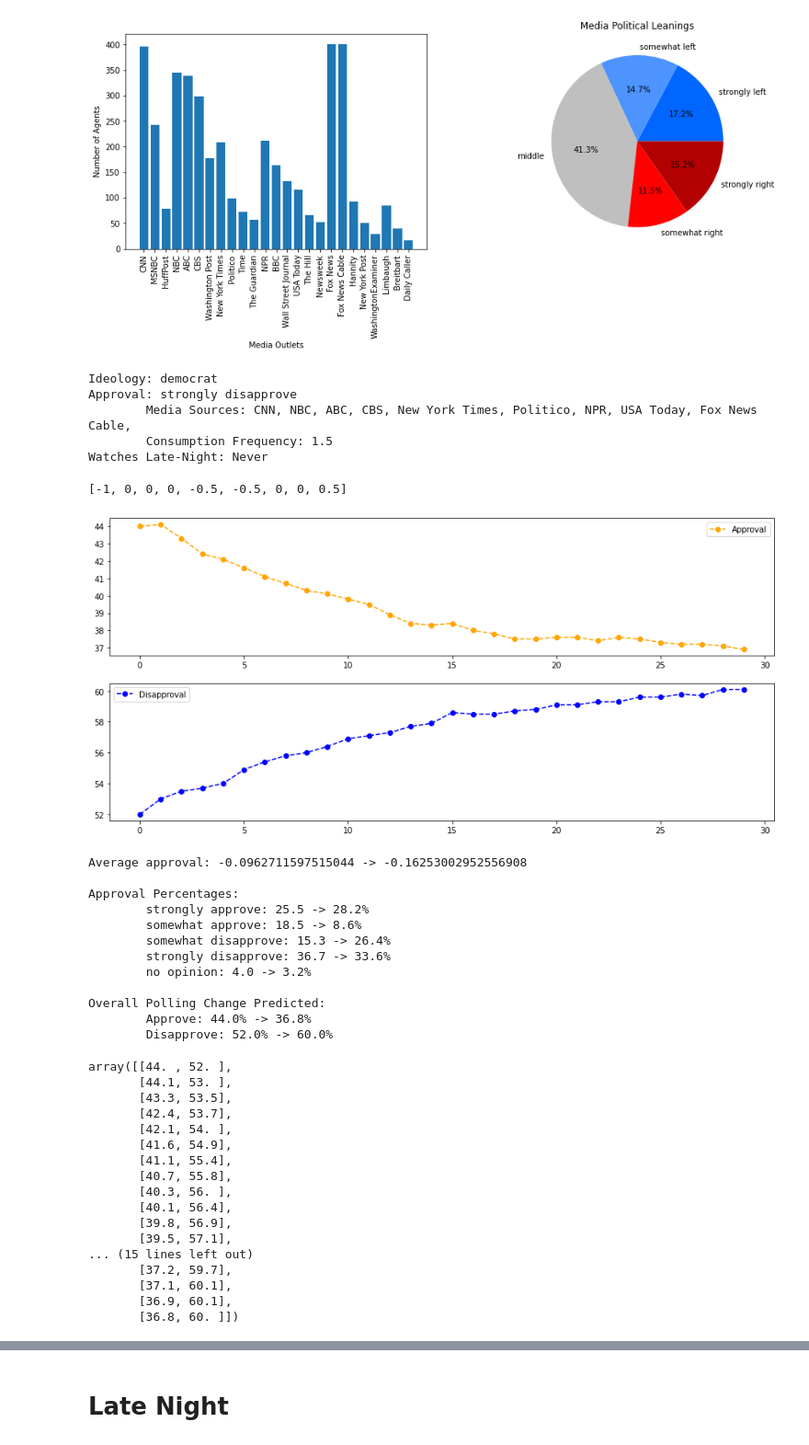
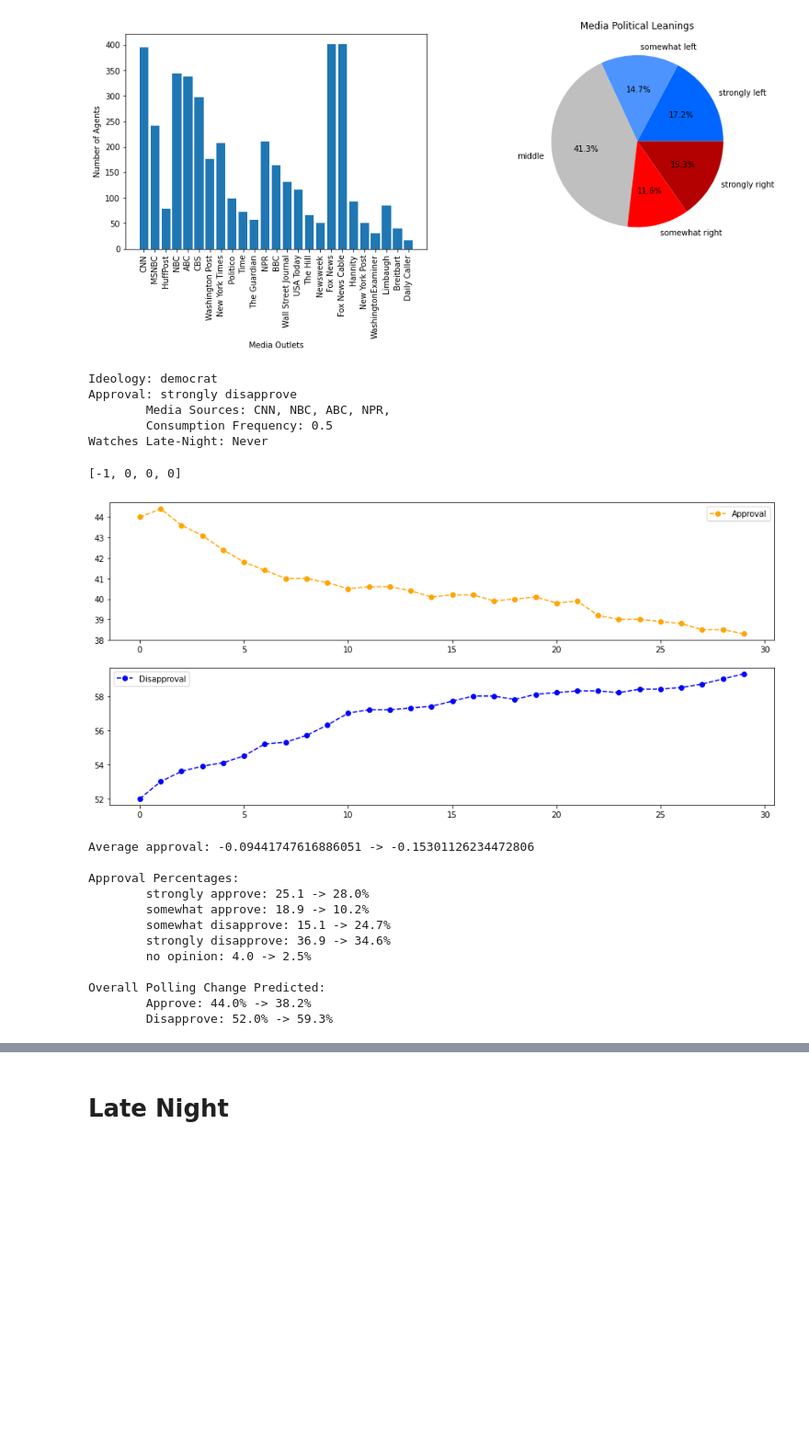
Before and after one commit to samerose12/Humor-Agent-Based-Model, a Jupyter notebook: Agent Based Model.ipynb, the cells around one changed output, grey strips where cells are left out. Shown at 92% size. Saved outputs shown, nothing was run; the diff lists cells and outputs as text; code cells hidden in the pictures; blank space fills up the shorter version.

```diff
--- a/Agent Based Model.ipynb
+++ b/Agent Based Model.ipynb
@@ -155,7 +143,7 @@ class Model:
                 self.agent_approval_values[current_agent:current_agent+amount] = np.random.normal(approval_values[index], distribution_threshold/3, (amount,))
                 '''The party IDs are chosen randomly within each party, where the intensity of approval values should probably dictate if someone is lean left versus far left
                         - or maybe not, since this is conflating Trump approval with party alignment.
-                        - a lean left person may hate trump, while a far left may approve of him slightly more'''
+                        - a lean left person may disapprove of trump, while a far left may approve of him slightly more'''
                 self.agent_political_ids[current_agent:current_agent+amount] =  [politcal_ids[party_index][val] for val in random_choices[current_agent:current_agent+amount]]
 
                 self.agents[current_agent:current_agent+amount] = [Agent(approval_types[index], party_types[party_index], self.agent_approval_values[current_agent+i]) for i in range(amount)]
@@ -223,15 +211,6 @@ class Model:
         Dem.     51             18.           15.            5.               6.            5
         Ind      35.            17.           22.            10.              9.            7
         Rep      35.            18.           20             10               12            5
-
-
-        Interpret as
-            Mult/week    4 days per week on average? -> 3/7 chance per day
-            Once/Week    2/7 chance per day
-            Mult/month   less than 4 times a month so 3 times? -> 1/10 a day
-            Once/month   2/30 chance per day
-            <once/month  0.8/30 chance maybe?
-            Never        small chance or no chance?
         '''
         pids = np.array([agent.ideology for agent in self.agents])
         dems = np.where(pids == 'democrat')[0]
@@ -429,24 +408,6 @@ class Model:
                 plt.plot(range(current_step+1), polling_history[:current_step+1, 1], label='Disapproval', linestyle='--', marker='o', color='blue')
                 plt.legend()
                 plt.show()
-#                 plt.figure(figsize=(15, 5))
-#                 plt.subplot(121)
-#                 plt.hist(self.agent_approval_values, bins=100)
-#                 plt.xlabel("Agents approval Value")
-#                 plt.ylabel("Number of Agents")
-
-#                 plt.subplot(122)
-#                 o = np.histogram([list(self.approval_types).index(agent.approval) for agent in self.agents], bins=len(self.approval_types))[0]/len(self.agents)*100
-
-#                 h = plt.bar(range(len(o)), o)#plt.hist([list(self.approval_types).index(agent.approval) for agent in self.agents], bins=len(self.approval_types))
-#                 h[0].set_color(DARK_RED)
-#                 h[1].set_color(RED)
-#                 h[2].set_color(BLUE)
-#                 h[3].set_color(DARK_BLUE)
-#                 h[4].set_color(GRAY)
-#                 plt.ylabel("Percentage of Responses")
-#                 plt.xticks(range(len(o)), self.approval_types, rotation='vertical')
-#                 plt.show()
 
         if not optimize:
             print(f'Average approval: {starting_value} -> {np.average(self.agent_approval_values)}')
@@ -517,9 +478,6 @@ class Model:
 
 
         def autolabel(rects):
-            """
-            Attach a text label above each bar displaying its height
-            """
             for rect in rects:
                 height = rect.get_height()
                 ax.text(rect.get_x() + rect.get_width()/2., 1.05*height,
@@ -720,53 +637,36 @@ model.agents[r].consume_media()
 # %% [output]
 Ideology: democrat
 Approval: strongly disapprove
-        Media Sources: CNN, NBC, ABC, CBS, New York Times, Politico, NPR, USA Today, Fox News Cable,
-        Consumption Frequency: 1.5
+        Media Sources: CNN, NBC, ABC, NPR,
+        Consumption Frequency: 0.5
 Watches Late-Night: Never
-[-1, 0, 0, 0, -0.5, -0.5, 0, 0, 0.5]
+[-1, 0, 0, 0]
 # %%
 (threshold, alpha, persuadability_scale, social_media_const) = [0.37364163, 0.06361854, 0.4841436,  0.5254433 ]
 late_night_const = -0.38006347
 '''
 Jokes/Day in Period 1: 4.202088452088452
 Jokes/Day in Period 2: 4.8740165631469985
 '''
 late_night_jokes = 4.202088452088452
 
-model.simulate(30, draw=True, coverage_leaning=0, use_randomness=True, late_night_jokes=late_night_jokes,
+_ = model.simulate(30, draw=True, coverage_leaning=0, use_randomness=True, late_night_jokes=late_night_jokes,
                threshold=threshold, alpha=alpha, persuadability_scale=persuadability_scale,
                late_night_const=late_night_const, social_media_const=social_media_const)
 # %% [output]
-[figure, old version]
+[figure, new version]
-Average approval: -0.0962711597515044 -> -0.16253002952556908
+Average approval: -0.09441747616886051 -> -0.15301126234472806
 
 Approval Percentages:
-        strongly approve: 25.5 -> 28.2%
-        somewhat approve: 18.5 -> 8.6%
-        somewhat disapprove: 15.3 -> 26.4%
-        strongly disapprove: 36.7 -> 33.6%
-        no opinion: 4.0 -> 3.2%
+        strongly approve: 25.1 -> 28.0%
+        somewhat approve: 18.9 -> 10.2%
+        somewhat disapprove: 15.1 -> 24.7%
+        strongly disapprove: 36.9 -> 34.6%
+        no opinion: 4.0 -> 2.5%
 
 Overall Polling Change Predicted:
-        Approve: 44.0% -> 36.8%
-        Disapprove: 52.0% -> 60.0%
+        Approve: 44.0% -> 38.2%
+        Disapprove: 52.0% -> 59.3%
-array([[44. , 52. ],
-       [44.1, 53. ],
-       [43.3, 53.5],
-       [42.4, 53.7],
-       [42.1, 54. ],
-       [41.6, 54.9],
-       [41.1, 55.4],
-       [40.7, 55.8],
-       [40.3, 56. ],
-       [40.1, 56.4],
-       [39.8, 56.9],
-       [39.5, 57.1],
-... (15 lines left out)
-       [37.2, 59.7],
-       [37.1, 60.1],
-       [36.9, 60.1],
-       [36.8, 60. ]])
 # %%
 late_night_jokes = 4.8740165631469985
 m.simulate(30, draw=True, coverage_leaning=-0.5, late_night_jokes=late_night_jokes,
```
Also changed, not shown: parts of 16 cells of this notebook, 2 other files.
